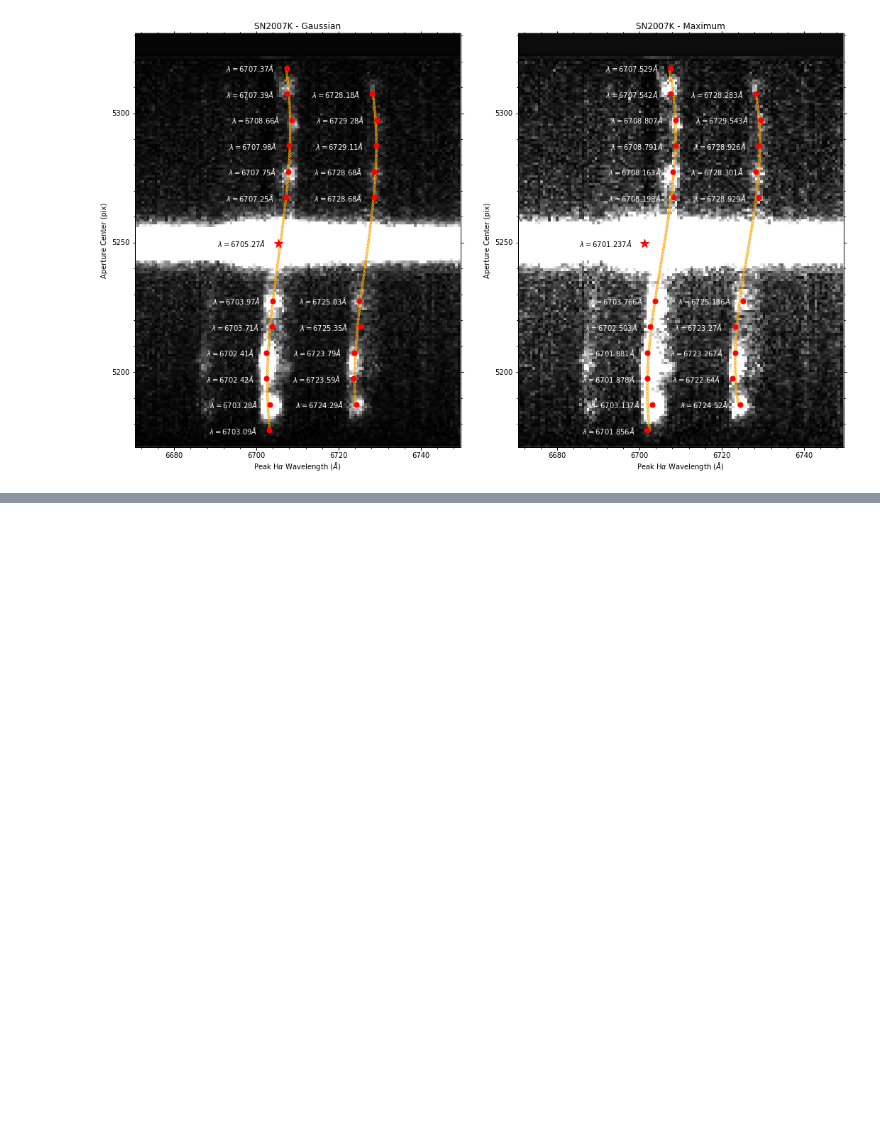
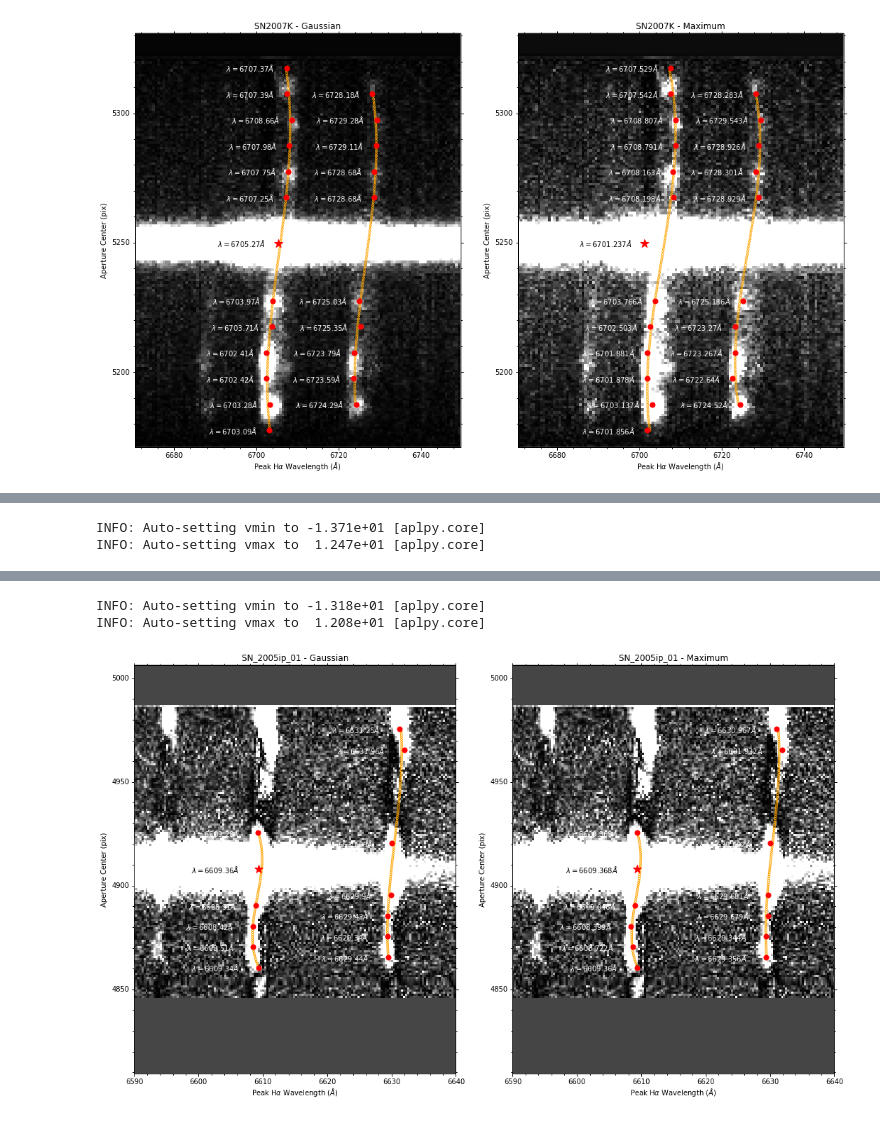
Before and after one commit to infinitempg/Summer-Research-2018, a Jupyter notebook: aplpy.ipynb, the cells around one changed output, grey strips where cells are left out. Cells and saved outputs as stored; diff of their text form; code cells hidden in the pictures; blank space fills up the shorter version.

```diff
--- a/aplpy.ipynb
+++ b/aplpy.ipynb
@@ -901,3 +901,6 @@ WARNING: VerifyWarning: Invalid 'BLANK' keyword in header.  The 'BLANK' keyword
 INFO: Auto-setting vmin to -9.642e+00 [aplpy.core]
 INFO: Auto-setting vmax to  3.466e+01 [aplpy.core]
 [figure]
+# %%
+pltFITSNII('SN_2005ip',(6615,4908),4380.5,BR='R',num='1',multi=True,w=50)
+# %% [output]
@@ -903,0 +908,2 @@ INFO: Auto-setting vmax to  3.466e+01 [aplpy.core]
+INFO: Auto-setting vmin to -1.371e+01 [aplpy.core]
+INFO: Auto-setting vmax to  1.247e+01 [aplpy.core]
@@ -903,0 +911,3 @@ INFO: Auto-setting vmax to  3.466e+01 [aplpy.core]
+INFO: Auto-setting vmin to -1.318e+01 [aplpy.core]
+INFO: Auto-setting vmax to  1.208e+01 [aplpy.core]
+[figure, added]
```
Also changed, not shown: parts of 4 cells of this notebook, 3 other files.
